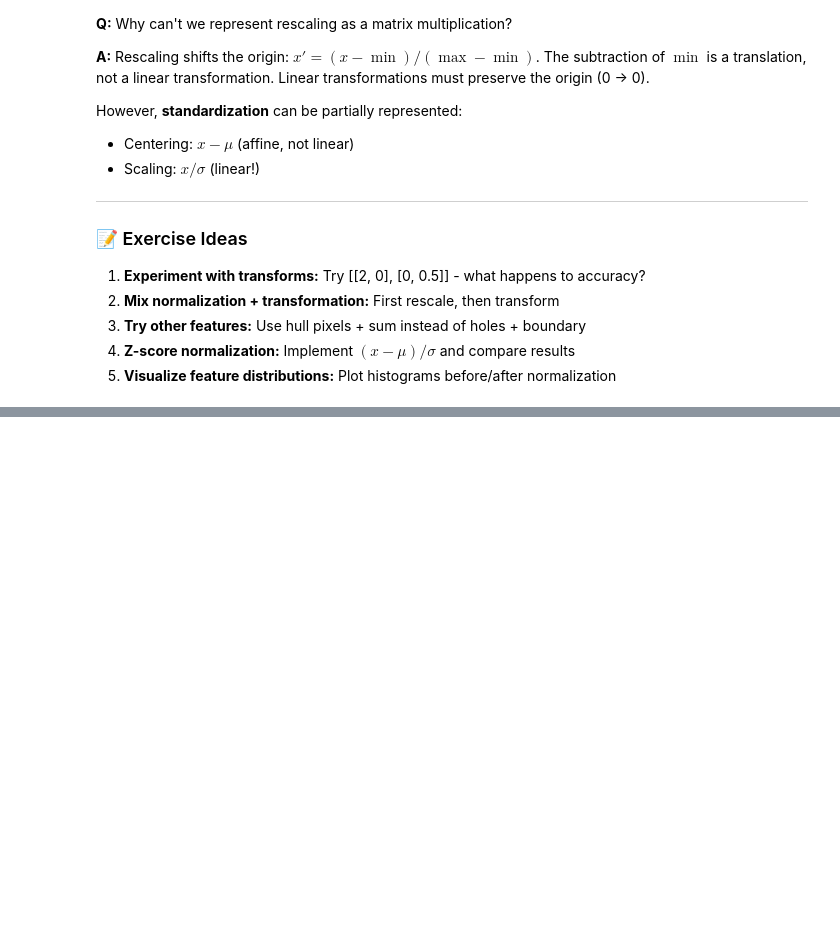
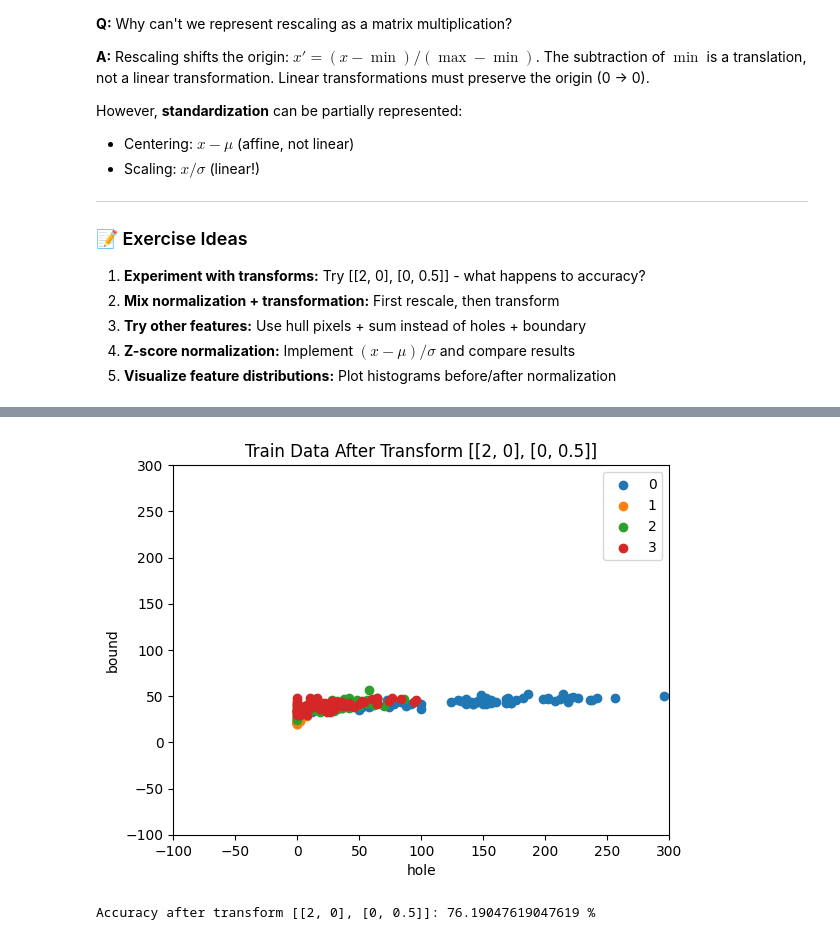
Before and after one commit to dhaksh07/i-hub-ML-course-, a Jupyter notebook: STP_Module_01_Lab_04_Transforming_data_using_linear_algebra_by_Om.ipynb, the cells around one changed output, grey strips where cells are left out. Saved outputs shown, nothing was run; the diff lists cells and outputs as text; code cells hidden in the pictures; blank space fills up the shorter version.

```diff
--- a/STP_Module_01_Lab_04_Transforming_data_using_linear_algebra_by_Om.ipynb
+++ b/STP_Module_01_Lab_04_Transforming_data_using_linear_algebra_by_Om.ipynb
@@ -674,0 +1060,25 @@ However, **standardization** can be partially represented:
+# %%
+# Experiment: Apply transform [[2, 0], [0, 0.5]] and check accuracy
+
+# Define the transformation matrix
+transform = np.array([[2, 0],
+                      [0, 0.5]])
+
+# Apply the transformation to training and test features
+train_feats_t = np.matmul(train_feats, transform)
+test_feats_t = np.matmul(test_feats, transform)
+
+# Plot the transformed training data
+fig, ax = plotData(train_feats_t, train_y)
+ax.set_xlim(xlim)
+ax.set_ylim(ylim)
+plt.title("Train Data After Transform [[2, 0], [0, 0.5]]")
+plt.show()
+
+# Evaluate accuracy
+test_pred = NN(train_feats_t, train_y, test_feats_t)
+acc = Accuracy(test_y, test_pred)
+print("Accuracy after transform [[2, 0], [0, 0.5]]:", acc * 100, "%")
+# %% [output]
+[figure, added]
+Accuracy after transform [[2, 0], [0, 0.5]]: 76.19047619047619 %
```
Also changed, not shown: parts of 17 cells of this notebook.
